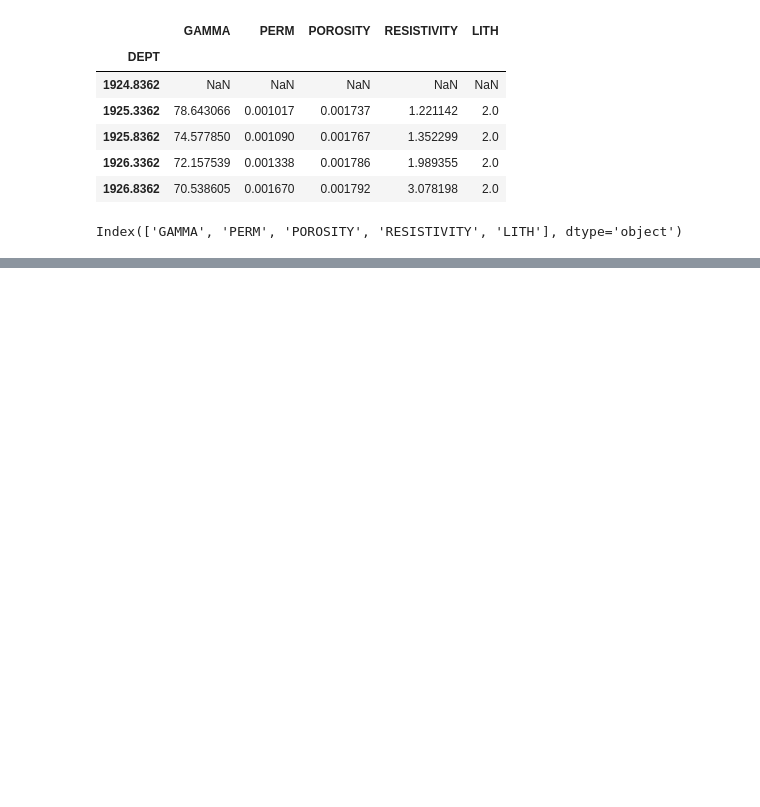
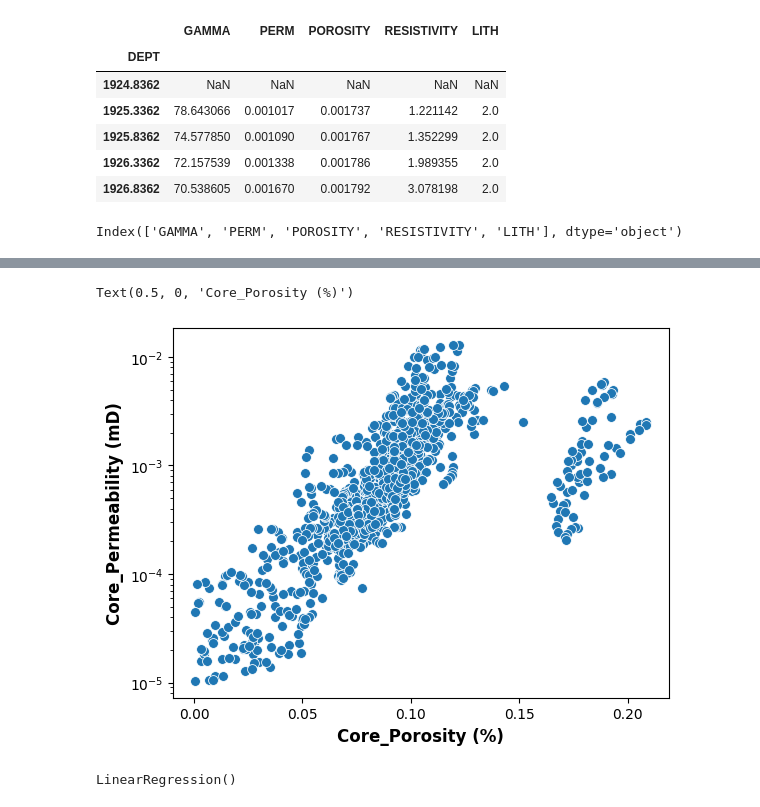
Before and after one commit to Sonal-Sukanya/Its-my-repository, a Jupyter notebook: Porp_Perm_Crossplot.ipynb, the cells around one changed output, grey strips where cells are left out. Drawn from its saved outputs; the diff is of its cells as text; code cells hidden in the pictures; blank space fills up the shorter version.

```diff
--- a/Porp_Perm_Crossplot.ipynb
+++ b/Porp_Perm_Crossplot.ipynb
@@ -73,5 +73,9 @@ df.head()
 | 1926.8362 | 70.538605 | 0.001670 | 0.001792 | 3.078198 | 2.0 |
 # %%
 print(df.columns)  # Typical: GR, NPHI, RHOB, etc.
+df['POROSITY']=100*df['POROSITY']
 # %% [output]
 Index(['GAMMA', 'PERM', 'POROSITY', 'RESISTIVITY', 'LITH'], dtype='object')
+# %%
+df.dropna(inplace=True)
+df.info()
@@ -77,0 +100,9 @@ Index(['GAMMA', 'PERM', 'POROSITY', 'RESISTIVITY', 'LITH'], dtype='object')
+# %%
+
+p=sns.scatterplot(x=df['POROSITY'],y=df['PERM'],palette='YlOrRd',s=50)
+p.set(yscale='log')
+p.set_ylabel('Core_Permeability (mD)',fontsize=12,fontweight='bold')
+p.set_xlabel('Core_Porosity (%)',fontsize=12,fontweight='bold')
+# %% [output]
+Text(0.5, 0, 'Core_Porosity (%)')
+[figure, added]
@@ -77,0 +119,4 @@ Index(['GAMMA', 'PERM', 'POROSITY', 'RESISTIVITY', 'LITH'], dtype='object')
+# %%
+model.fit(x, y)
+# %% [output]
+LinearRegression()
```
Also changed, not shown: parts of 15 cells of this notebook.
